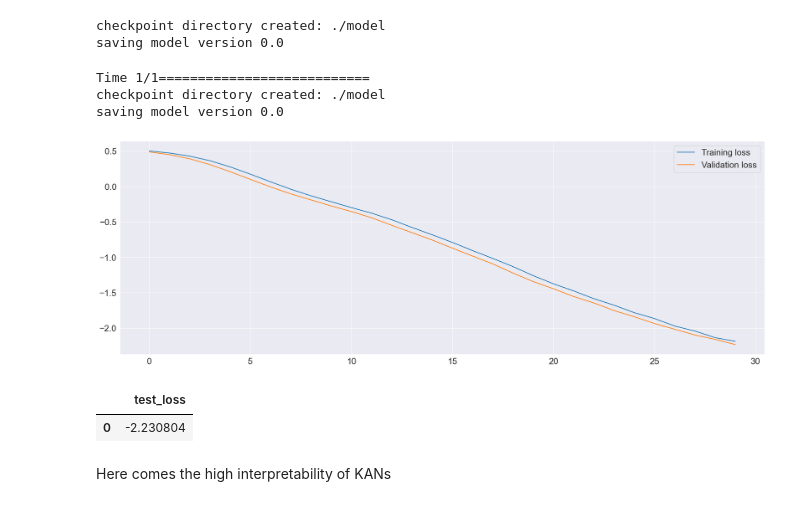
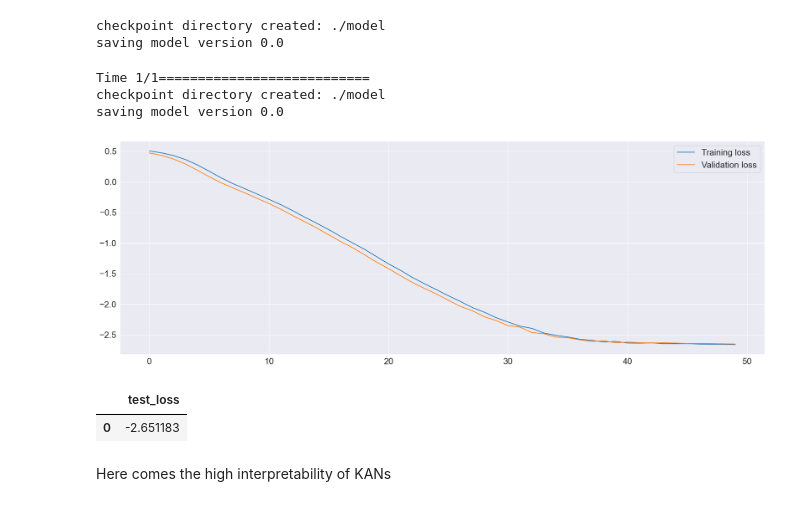
Before and after one commit to MrPio/PHM_North_America_2024_Challenge, a Jupyter notebook: 2-torque_target_probabilistic_regression/2.1-Preliminary_Study_On_Synthetic_Dataset.ipynb, the cells around one changed output. Drawn from its saved outputs; the diff is of its cells as text; code cells hidden in the pictures.

```diff
--- a/2-torque_target_probabilistic_regression/2.1-Preliminary_Study_On_Synthetic_Dataset.ipynb
+++ b/2-torque_target_probabilistic_regression/2.1-Preliminary_Study_On_Synthetic_Dataset.ipynb
@@ -38,14 +38,14 @@ checkpoint directory created: ./model
 saving model version 0.0
 # %%
 # 4s
-pyKAN.multi_train(df[['x1', 'x2', 'x3']], df['label'],epochs=30, times=1)
+pyKAN.multi_train(df[['x1', 'x2', 'x3']], df['label'],epochs=50, times=1)
 # %% [output]
 Time 1/1===========================
 checkpoint directory created: ./model
 saving model version 0.0
-[figure, old version]
+[figure, new version]
 |  | test_loss |
-| 0 | -2.230804 |
+| 0 | -2.651183 |
 # %% [markdown]
 Here comes the high interpretability of KANs
 # %%
```
Also changed, not shown: parts of 1 cell of this notebook, 2 other files.
